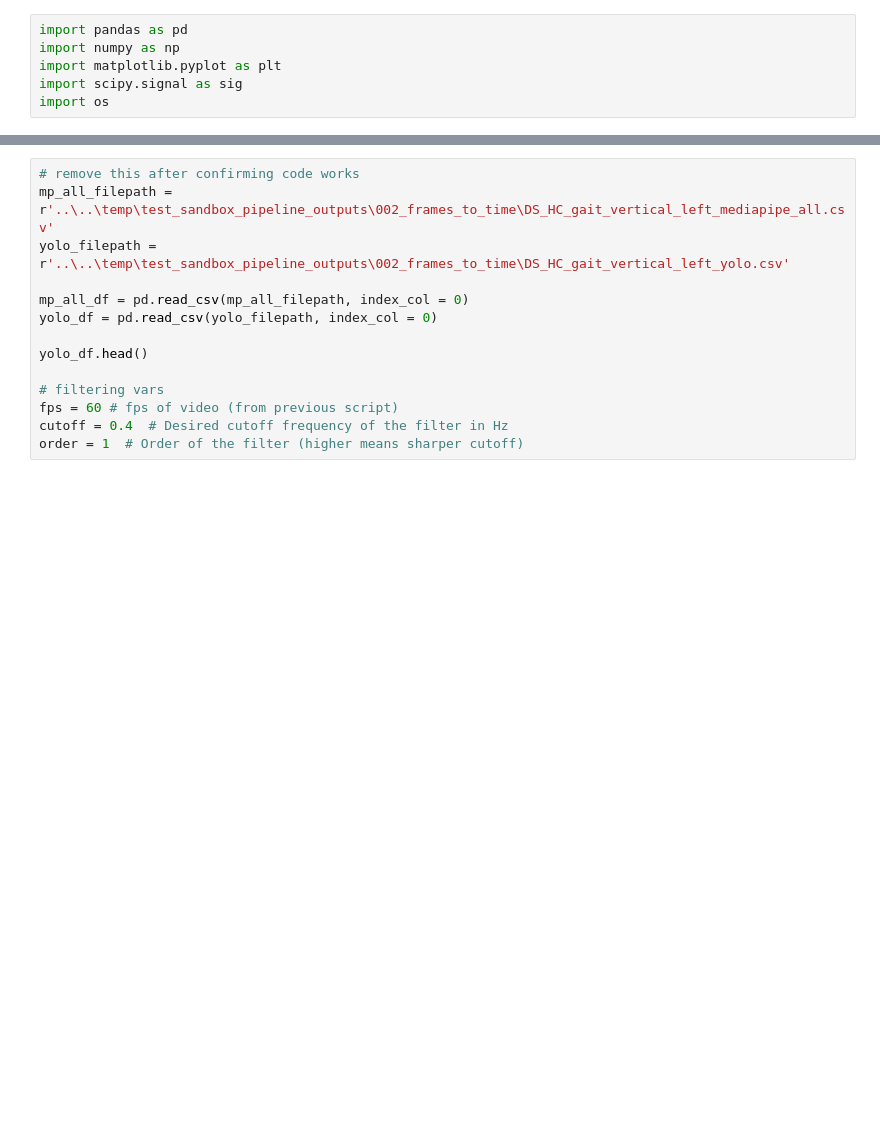
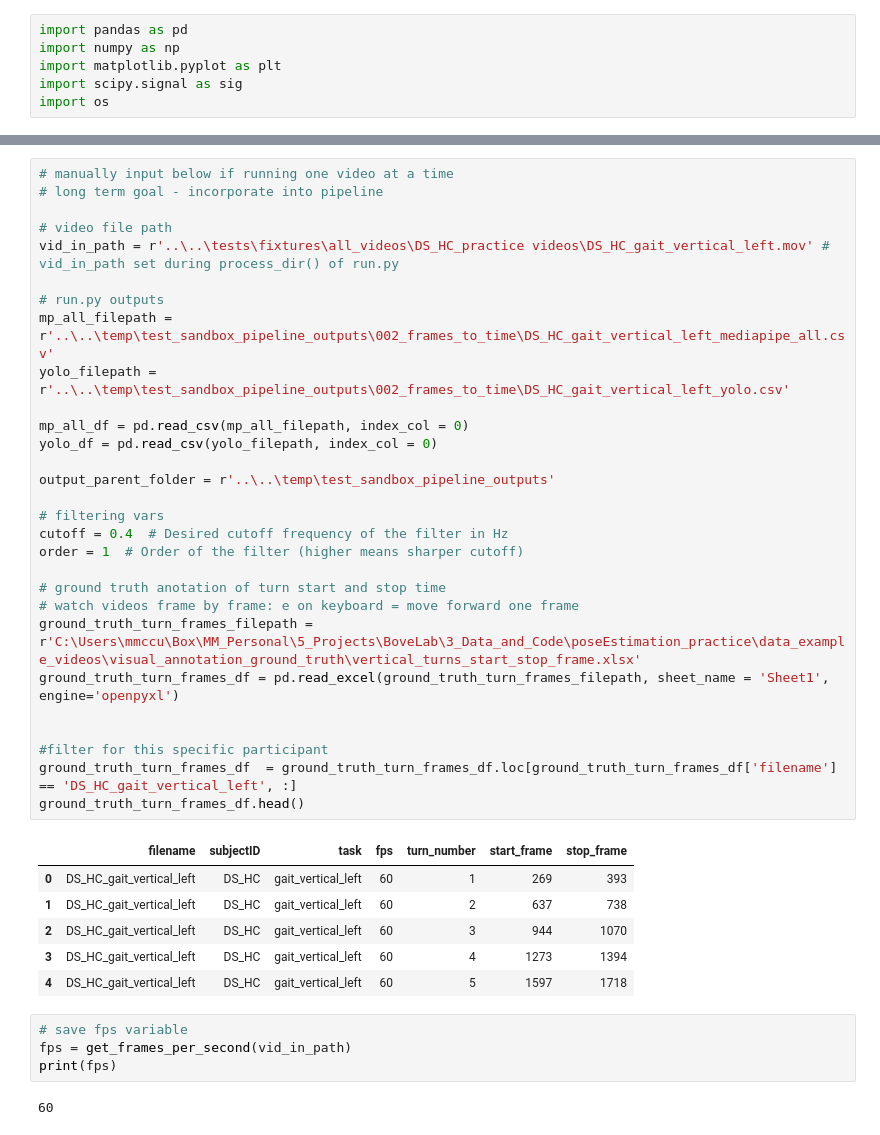
Before and after one commit to UCSF-MSLAB/HomeVideoAnalysis, a Jupyter notebook: megan_sandbox/sandbox_main_src_funs/segment_video_walk_turn.ipynb, the cells around one changed output, grey strips where cells are left out. Saved outputs shown, nothing was run; the diff lists cells and outputs as text; blank space fills up the shorter version.

```diff
--- a/megan_sandbox/sandbox_main_src_funs/segment_video_walk_turn.ipynb
+++ b/megan_sandbox/sandbox_main_src_funs/segment_video_walk_turn.ipynb
@@ -13,19 +16,47 @@ from filtering_funs import filter_landmark_single_axis
 [NbConvertApp] Converting notebook filtering_funs.ipynb to script
 [NbConvertApp] Writing 1299 bytes to filtering_funs.py
 # %%
-# remove this after confirming code works
+# manually input below if running one video at a time
+# long term goal - incorporate into pipeline
+
+# video file path
+vid_in_path = r'..\..\tests\fixtures\all_videos\DS_HC_practice videos\DS_HC_gait_vertical_left.mov' # vid_in_path set during process_dir() of run.py
+
+# run.py outputs
 mp_all_filepath = r'..\..\temp\test_sandbox_pipeline_outputs\002_frames_to_time\DS_HC_gait_vertical_left_mediapipe_all.csv'
 yolo_filepath = r'..\..\temp\test_sandbox_pipeline_outputs\002_frames_to_time\DS_HC_gait_vertical_left_yolo.csv'
 
 mp_all_df = pd.read_csv(mp_all_filepath, index_col = 0)
 yolo_df = pd.read_csv(yolo_filepath, index_col = 0)
 
-yolo_df.head()
+output_parent_folder = r'..\..\temp\test_sandbox_pipeline_outputs'
 
 # filtering vars
-fps = 60 # fps of video (from previous script)
 cutoff = 0.4  # Desired cutoff frequency of the filter in Hz
 order = 1  # Order of the filter (higher means sharper cutoff)
+
+# ground truth anotation of turn start and stop time
+# watch videos frame by frame: e on keyboard = move forward one frame
+ground_truth_turn_frames_filepath = r'C:\Users\mmccu\Box\MM_Personal\5_Projects\BoveLab\3_Data_and_Code\poseEstimation_practice\data_example_videos\visual_annotation_ground_truth\vertical_turns_start_stop_frame.xlsx'
+ground_truth_turn_frames_df = pd.read_excel(ground_truth_turn_frames_filepath, sheet_name = 'Sheet1', engine='openpyxl')
+
+
+#filter for this specific participant
+ground_truth_turn_frames_df  = ground_truth_turn_frames_df.loc[ground_truth_turn_frames_df['filename'] == 'DS_HC_gait_vertical_left', :]
+ground_truth_turn_frames_df.head()
+# %% [output]
+|  | filename | subjectID | task | fps | turn_number | start_frame | stop_frame |
+| 0 | DS_HC_gait_vertical_left | DS_HC | gait_vertical_left | 60 | 1 | 269 | 393 |
+| 1 | DS_HC_gait_vertical_left | DS_HC | gait_vertical_left | 60 | 2 | 637 | 738 |
+| 2 | DS_HC_gait_vertical_left | DS_HC | gait_vertical_left | 60 | 3 | 944 | 1070 |
+| 3 | DS_HC_gait_vertical_left | DS_HC | gait_vertical_left | 60 | 4 | 1273 | 1394 |
+| 4 | DS_HC_gait_vertical_left | DS_HC | gait_vertical_left | 60 | 5 | 1597 | 1718 |
+# %%
+# save fps variable
+fps = get_frames_per_second(vid_in_path)
+print(fps)
+# %% [output]
+60
 # %%
 # use hip z position to ID start, stop, and midpoint of turns in vertical videos
 
```
Also changed, not shown: parts of 8 cells of this notebook, 1 other file.
